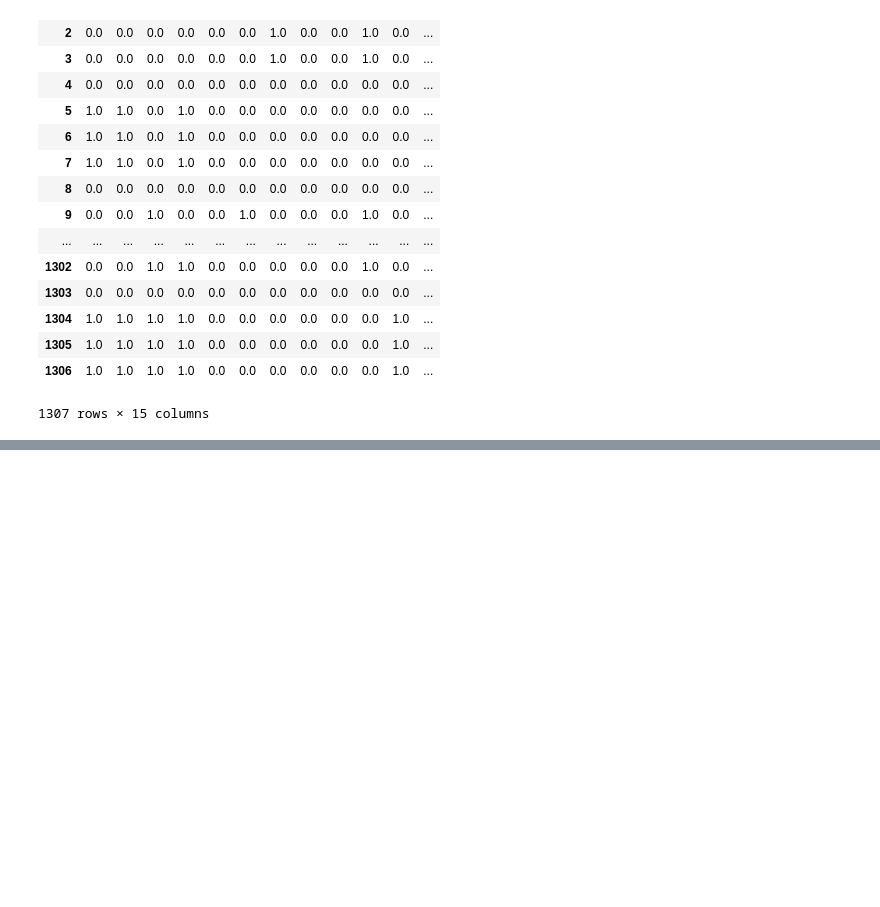
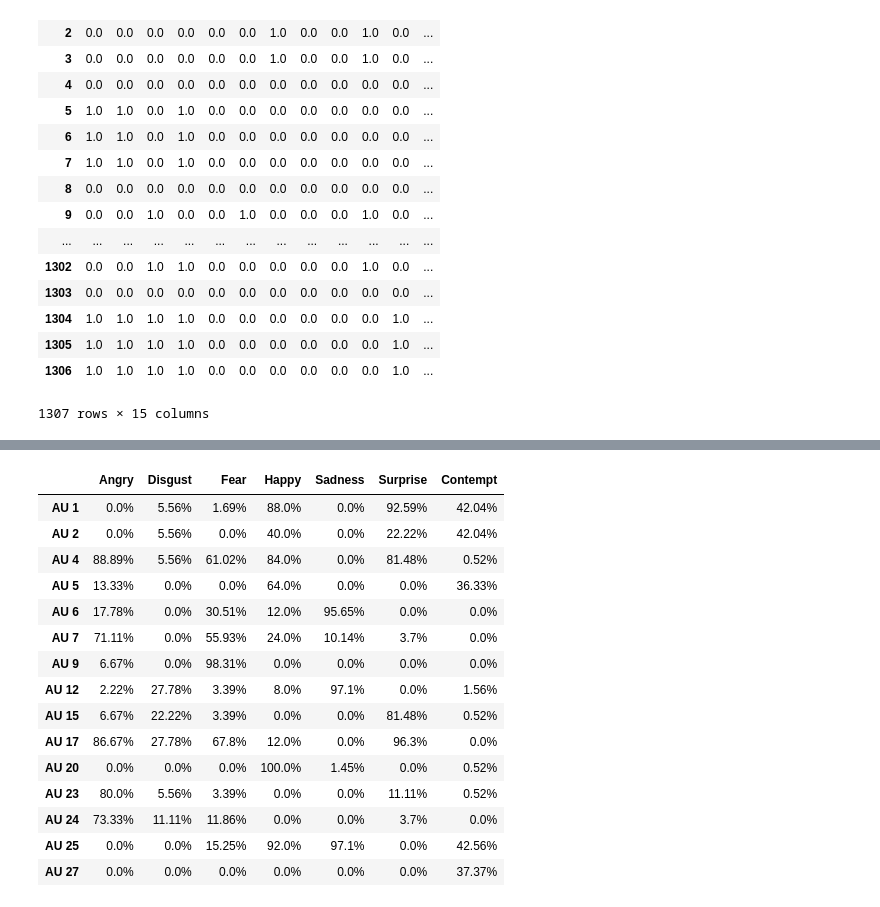
Before and after one commit to SunProg/do-neural-networks-learn-faus-iccvw-2015, a Jupyter notebook: facs_explorer.ipynb, the cells around one changed output, grey strips where cells are left out. Cells and saved outputs as stored; diff of their text form; code cells hidden in the pictures; blank space fills up the shorter version.

```diff
--- a/facs_explorer.ipynb
+++ b/facs_explorer.ipynb
@@ -90,0 +271,31 @@ for index, facs_value in facs.iterrows():
+# %%
+au_emotion_percent = []
+for au_row in au_emotion.iterrows():
+    tmp_row = []
+    for index, emotion_code in enumerate(emotion_num):
+        tmp_row.append(au_row[1].iloc[index] / emotion_code)
+    au_emotion_percent.append(tmp_row)
+au_emotion_percent = pd.DataFrame(au_emotion_percent, columns=emotion_list)
+au_emotion_percent = au_emotion_percent.applymap(lambda x: (round(x*100,2)))
+# %%
+au_emotion_percent_str = au_emotion_percent
+au_emotion_percent_str.index = au_str_list
+au_emotion_percent_str = au_emotion_percent_str.applymap(lambda x: str(x)+'%')
+au_emotion_percent_str
+# %% [output]
+|  | Angry | Disgust | Fear | Happy | Sadness | Surprise | Contempt |
+| AU 1 | 0.0% | 5.56% | 1.69% | 88.0% | 0.0% | 92.59% | 42.04% |
+| AU 2 | 0.0% | 5.56% | 0.0% | 40.0% | 0.0% | 22.22% | 42.04% |
+| AU 4 | 88.89% | 5.56% | 61.02% | 84.0% | 0.0% | 81.48% | 0.52% |
+| AU 5 | 13.33% | 0.0% | 0.0% | 64.0% | 0.0% | 0.0% | 36.33% |
+| AU 6 | 17.78% | 0.0% | 30.51% | 12.0% | 95.65% | 0.0% | 0.0% |
+| AU 7 | 71.11% | 0.0% | 55.93% | 24.0% | 10.14% | 3.7% | 0.0% |
+| AU 9 | 6.67% | 0.0% | 98.31% | 0.0% | 0.0% | 0.0% | 0.0% |
+| AU 12 | 2.22% | 27.78% | 3.39% | 8.0% | 97.1% | 0.0% | 1.56% |
+| AU 15 | 6.67% | 22.22% | 3.39% | 0.0% | 0.0% | 81.48% | 0.52% |
+| AU 17 | 86.67% | 27.78% | 67.8% | 12.0% | 0.0% | 96.3% | 0.0% |
+| AU 20 | 0.0% | 0.0% | 0.0% | 100.0% | 1.45% | 0.0% | 0.52% |
+| AU 23 | 80.0% | 5.56% | 3.39% | 0.0% | 0.0% | 11.11% | 0.52% |
+| AU 24 | 73.33% | 11.11% | 11.86% | 0.0% | 0.0% | 3.7% | 0.0% |
+| AU 25 | 0.0% | 0.0% | 15.25% | 92.0% | 97.1% | 0.0% | 42.56% |
+| AU 27 | 0.0% | 0.0% | 0.0% | 0.0% | 0.0% | 0.0% | 37.37% |
```
Also changed, not shown: parts of 24 cells of this notebook.
